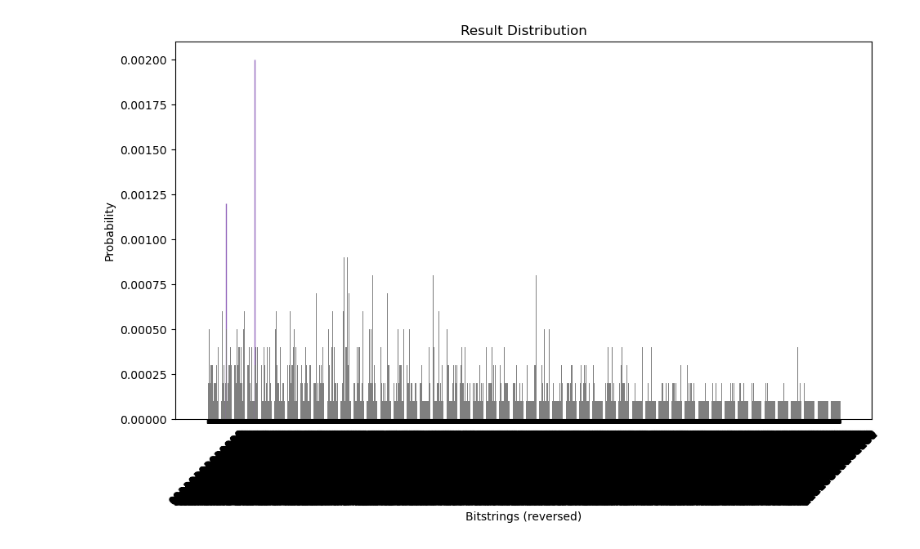
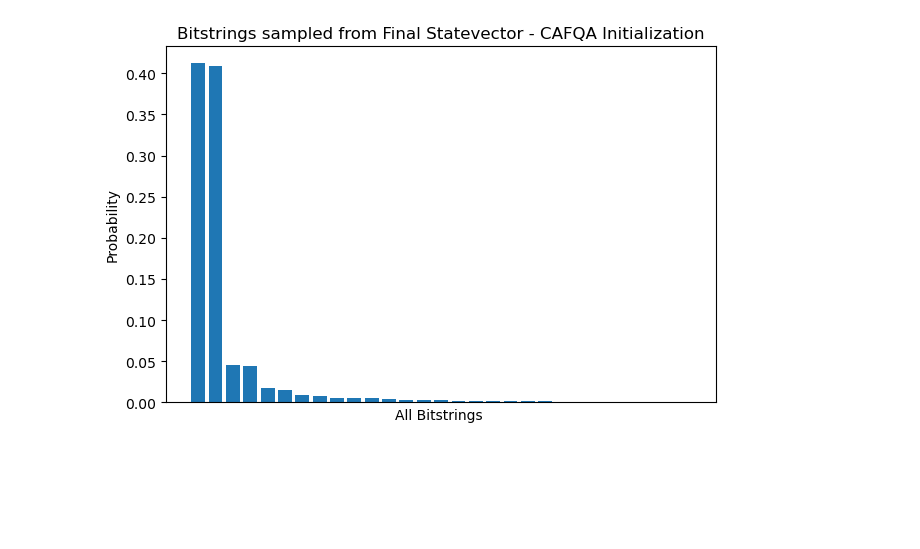
Before and after one commit to d-bharadwaj/SPIQ, a Jupyter notebook: testing_scripts/maxcut_qaoa.ipynb, the cells around one changed output. Drawn from its saved outputs; the diff is of its cells as text; code cells hidden in the pictures; blank space fills up the shorter version.

```diff
--- a/testing_scripts/maxcut_qaoa.ipynb
+++ b/testing_scripts/maxcut_qaoa.ipynb
@@ -76,3 +59,4 @@ circuit.num_parameters
 # %%
-maxcut_qaoa = QAOASolver(cost_hamiltonian,circuit)
+maxcut_qaoa = QAOASolver(cost_hamiltonian,circuit,sim_device="CPU")
 maxcut_qaoa.prepare_circuit()
+maxcut_qaoa.err=None
@@ -79,6 +71,6 @@ maxcut_qaoa.prepare_circuit()
 # %%
 #Run CAFQA process
-maxcut_qaoa.run_CAFQA(n_gens=10)
+maxcut_qaoa.run_CAFQA(n_gens=20)
 # %% [output]
 STARTING ROUND 0
 
@@ -110,5 +102,5 @@ np.float64(-157.0)
 ordered_params = [param.name for param in maxcut_qaoa.pcirc.parameters]
 angle_multipliers = [-np.pi/4 if 'gamma' in param else np.pi/4 for param in ordered_params]
 
-random_params = np.random.random(len(ordered_params))
-cafqa_params = [param * (np.pi/2) for param,multiplier in zip(maxcut_qaoa.ks_best,angle_multipliers)] #This has to be in the order we come across the gates.
+random_params = np.random.uniform(0, 2 * np.pi, len(ordered_params))
+cafqa_params = [param * (np.pi/2) for param, multiplier in zip(maxcut_qaoa.ks_best, angle_multipliers)] #This has to be in the order we come across the gates.
@@ -119,6 +115,6 @@ array(-15.)
 # %%
-cafqa_result, cafqa_obj_values =maxcut_qaoa.run_qaoa(cafqa_params,max_iters=10,opt="COBYLA")
-random_result, random_obj_values =maxcut_qaoa.run_qaoa(random_params,max_iters=10,opt="COBYLA")
+cafqa_result, cafqa_obj_values =maxcut_qaoa.run_qaoa(cafqa_params,max_iters=100,opt="COBYLA")
+random_result, random_obj_values =maxcut_qaoa.run_qaoa(random_params,max_iters=100,opt="COBYLA")
 # %%
 plt.figure(figsize=(12, 6))
 plt.plot(cafqa_obj_values, label="CAFQA")
@@ -223,25 +204,23 @@ Result bitstring: [0, 0, 0, 0, 0, 1, 0, 1, 0, 0, 0, 1, 1, 1]
 # %%
 matplotlib.rcParams.update({"font.size": 10})
 final_bits = final_distribution_bin
-values = np.abs(list(final_bits.values()))
-top_4_values = sorted(values, reverse=True)[:4]
-positions = []
-for value in top_4_values:
-    positions.append(np.where(values == value)[0][0])
-fig = plt.figure(figsize=(11, 6))
+# Get top 50 bitstrings by probability
+sorted_items = sorted(final_bits.items(), key=lambda x: abs(x[1]), reverse=True)[:50]
+bitstrings, probs = zip(*sorted_items)
+
+fig = plt.figure()
 ax = fig.add_subplot(1, 1, 1)
-plt.xticks(rotation=45)
-plt.title("Result Distribution")
-plt.xlabel("Bitstrings (reversed)")
+plt.xticks(rotation=90)
+plt.title("Bitstrings sampled from Final Statevector - CAFQA Initialization")
+plt.xlabel("All Bitstrings ")
 plt.ylabel("Probability")
-ax.bar(list(final_bits.keys()), list(final_bits.values()), color="tab:grey")
-for p in positions:
-    ax.get_children()[int(p)].set_color("tab:purple")
-
-# plt.savefig('../plots/CAFQA_States_8_qubit_Barplot.png', dpi=800, bbox_inches='tight')
+ax.bar(bitstrings, probs, color="tab:blue")
+plt.tight_layout()
+ax.set_xticks([])
+# plt.savefig('../plots/cafqa_states_12qb_barplot.png', dpi=500, bbox_inches='tight')
 plt.show()
 # %% [output]
-[figure, old version]
+[figure, new version]
 # %%
 # auxiliary function to plot graphs
 def plot_result(G, x):
```
Also changed, not shown: parts of 24 cells of this notebook, 7 other files.
